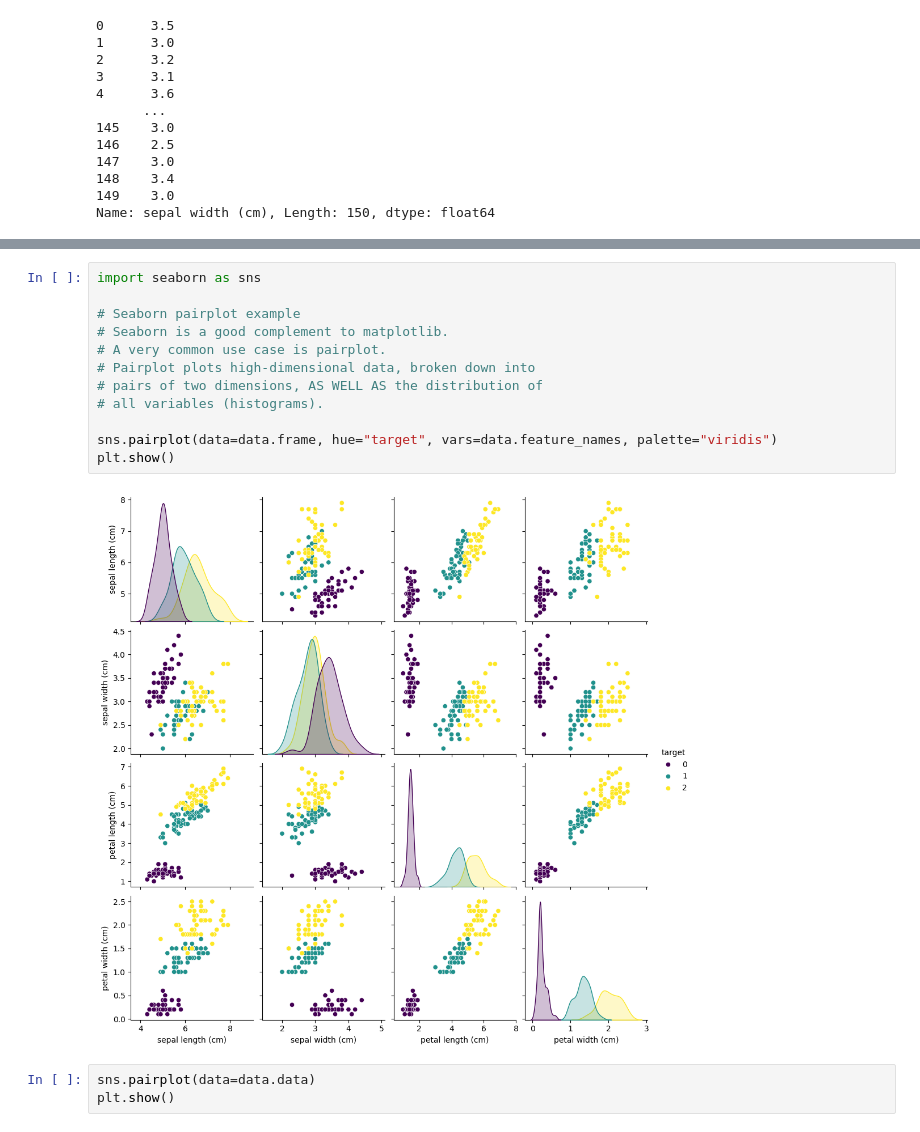
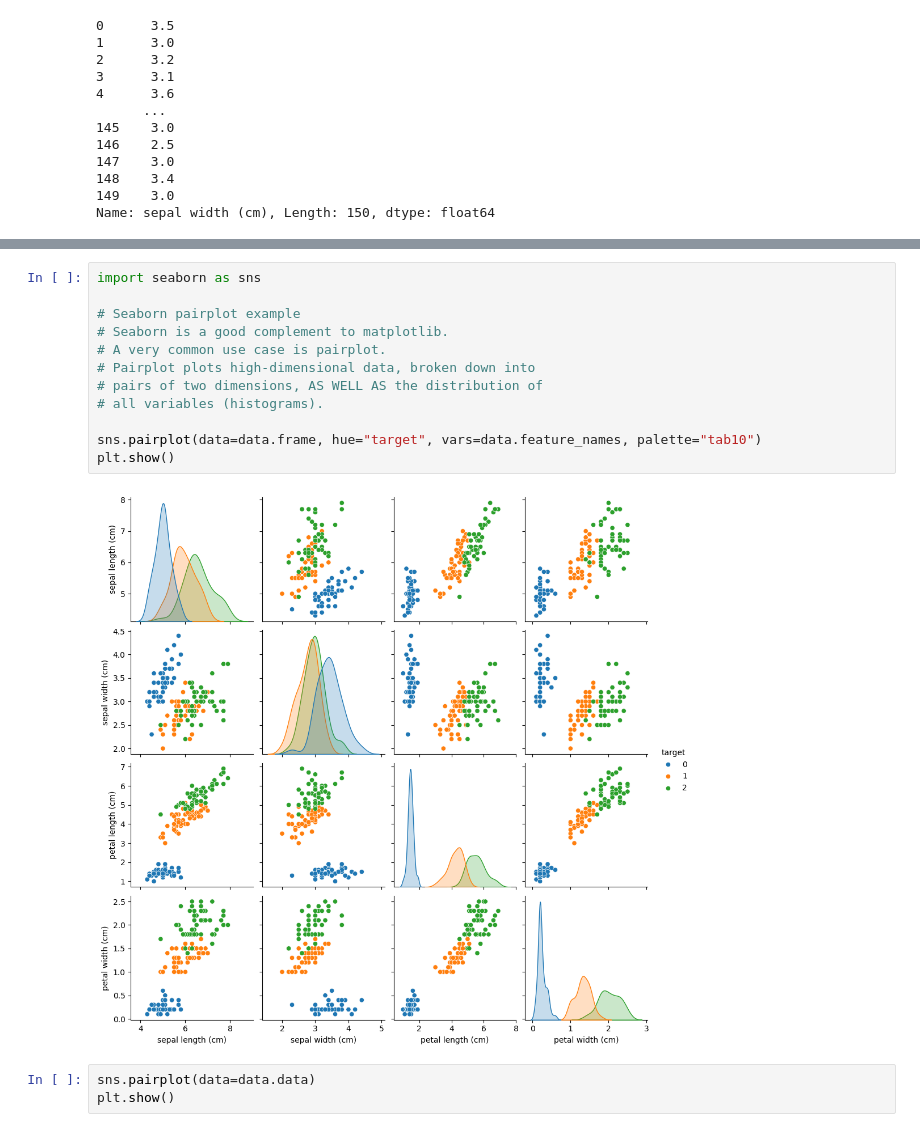
Before and after one commit to LAjoyan/ML-Frameworks, a Jupyter notebook: Assignments/assignments_4.ipynb, the cells around one changed output, grey strips where cells are left out. Saved outputs shown, nothing was run; the diff lists cells and outputs as text.

```diff
--- a/Assignments/assignments_4.ipynb
+++ b/Assignments/assignments_4.ipynb
@@ -167,17 +178,17 @@ plt.show()
 # %%
 import seaborn as sns
 
 # Seaborn pairplot example
 # Seaborn is a good complement to matplotlib.
 # A very common use case is pairplot.
 # Pairplot plots high-dimensional data, broken down into
 # pairs of two dimensions, AS WELL AS the distribution of
 # all variables (histograms).
 
-sns.pairplot(data=data.frame, hue="target", vars=data.feature_names, palette="viridis")
+sns.pairplot(data=data.frame, hue="target", vars=data.feature_names, palette="tab10")
 plt.show()
 # %% [output]
-[figure, old version]
+[figure, new version]
 # %%
 sns.pairplot(data=data.data)
 plt.show()
```
Also changed, not shown: parts of 25 cells of this notebook.
